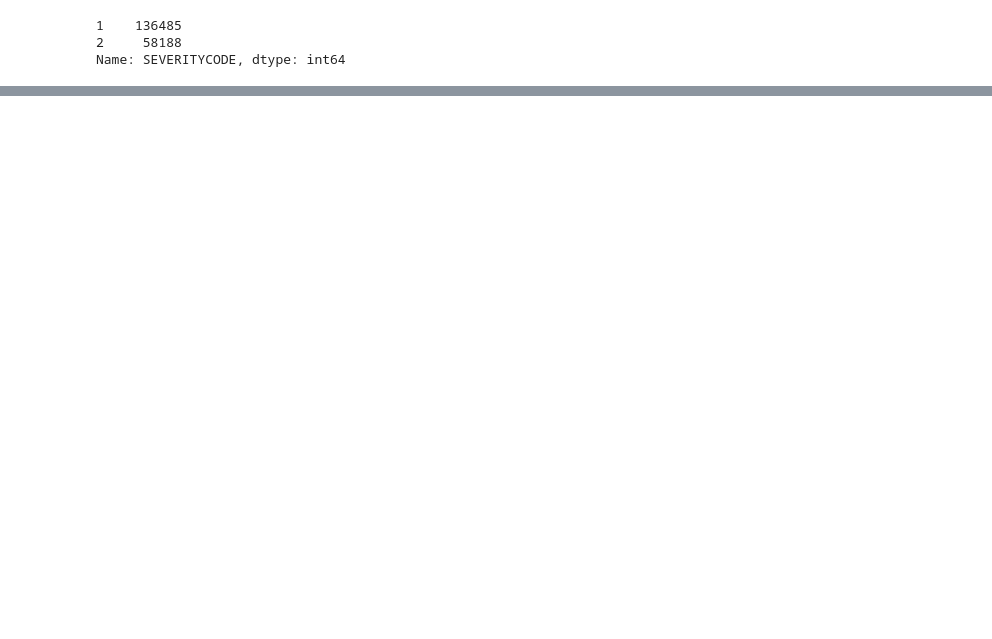
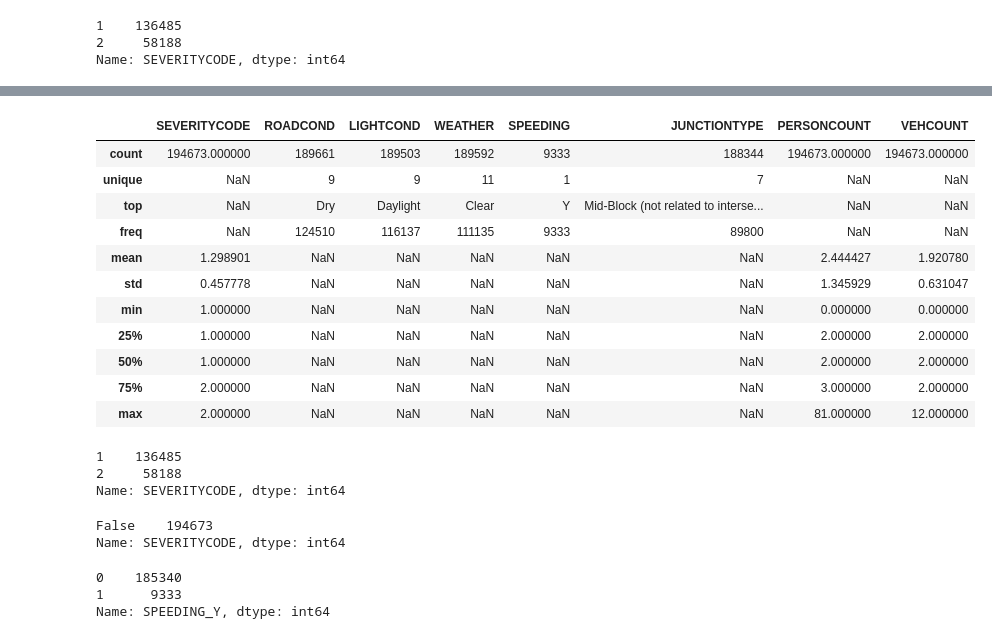
Before and after one commit to dpkmitra/-Coursera_Capstone, a Jupyter notebook: Coursera Capstone (DM).ipynb, the cells around one changed output, grey strips where cells are left out. Saved outputs shown, nothing was run; the diff lists cells and outputs as text; code cells hidden in the pictures; blank space fills up the shorter version.

```diff
--- a/Coursera Capstone (DM).ipynb
+++ b/Coursera Capstone (DM).ipynb
@@ -53,0 +114,4 @@ Name: SEVERITYCODE, dtype: int64
+# %%
+# target with feature list
+df_data_2 = df_data_1[['SEVERITYCODE','ROADCOND','LIGHTCOND','WEATHER','SPEEDING','JUNCTIONTYPE','PERSONCOUNT','VEHCOUNT']]
+df_data_2.head()
@@ -53,0 +141,15 @@ Name: SEVERITYCODE, dtype: int64
+# %%
+df_data_2.describe(include = "all")
+# %% [output]
+|  | SEVERITYCODE | ROADCOND | LIGHTCOND | WEATHER | SPEEDING | JUNCTIONTYPE | PERSONCOUNT | VEHCOUNT |
+| count | 194673.000000 | 189661 | 189503 | 189592 | 9333 | 188344 | 194673.000000 | 194673.000000 |
+| unique | NaN | 9 | 9 | 11 | 1 | 7 | NaN | NaN |
+| top | NaN | Dry | Daylight | Clear | Y | Mid-Block (not related to interse... | NaN | NaN |
+| freq | NaN | 124510 | 116137 | 111135 | 9333 | 89800 | NaN | NaN |
+| mean | 1.298901 | NaN | NaN | NaN | NaN | NaN | 2.444427 | 1.920780 |
+| std | 0.457778 | NaN | NaN | NaN | NaN | NaN | 1.345929 | 0.631047 |
+| min | 1.000000 | NaN | NaN | NaN | NaN | NaN | 0.000000 | 0.000000 |
+| 25% | 1.000000 | NaN | NaN | NaN | NaN | NaN | 2.000000 | 2.000000 |
+| 50% | 1.000000 | NaN | NaN | NaN | NaN | NaN | 2.000000 | 2.000000 |
+| 75% | 2.000000 | NaN | NaN | NaN | NaN | NaN | 3.000000 | 2.000000 |
+| max | 2.000000 | NaN | NaN | NaN | NaN | NaN | 81.000000 | 12.000000 |
@@ -53,0 +160,11 @@ Name: SEVERITYCODE, dtype: int64
+# %%
+df_data_2.SEVERITYCODE.value_counts()
+# %% [output]
+1    136485
+2     58188
+Name: SEVERITYCODE, dtype: int64
+# %%
+df_data_2['SEVERITYCODE'].isnull().value_counts()
+# %% [output]
+False    194673
+Name: SEVERITYCODE, dtype: int64
@@ -53,0 +173,6 @@ Name: SEVERITYCODE, dtype: int64
+# %%
+df_data_2.SPEEDING_Y.value_counts()
+# %% [output]
+0    185340
+1      9333
+Name: SPEEDING_Y, dtype: int64
```
Also changed, not shown: parts of 63 cells of this notebook.
